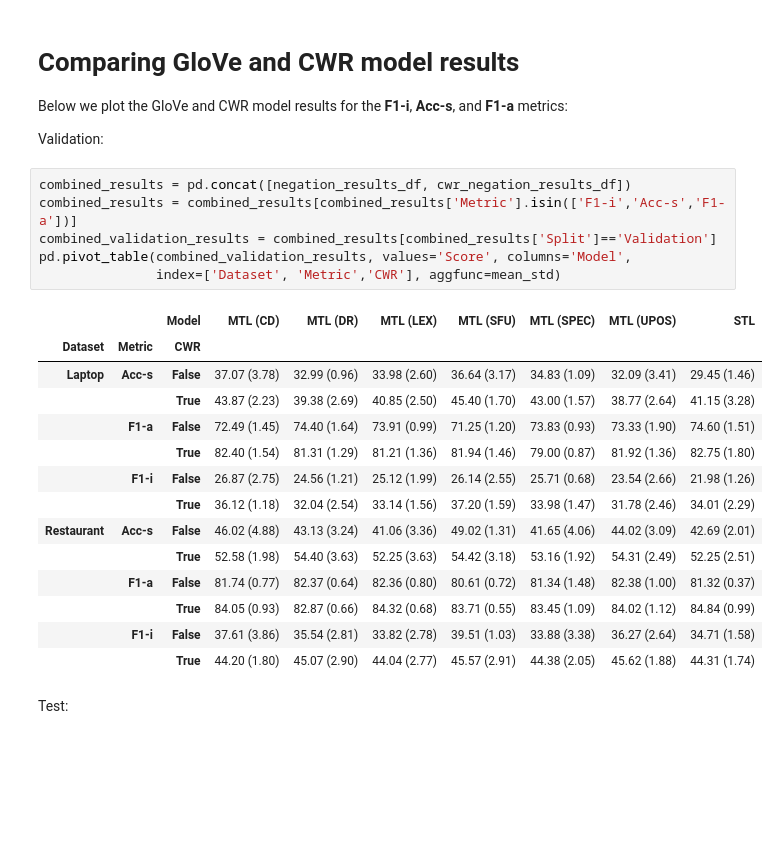
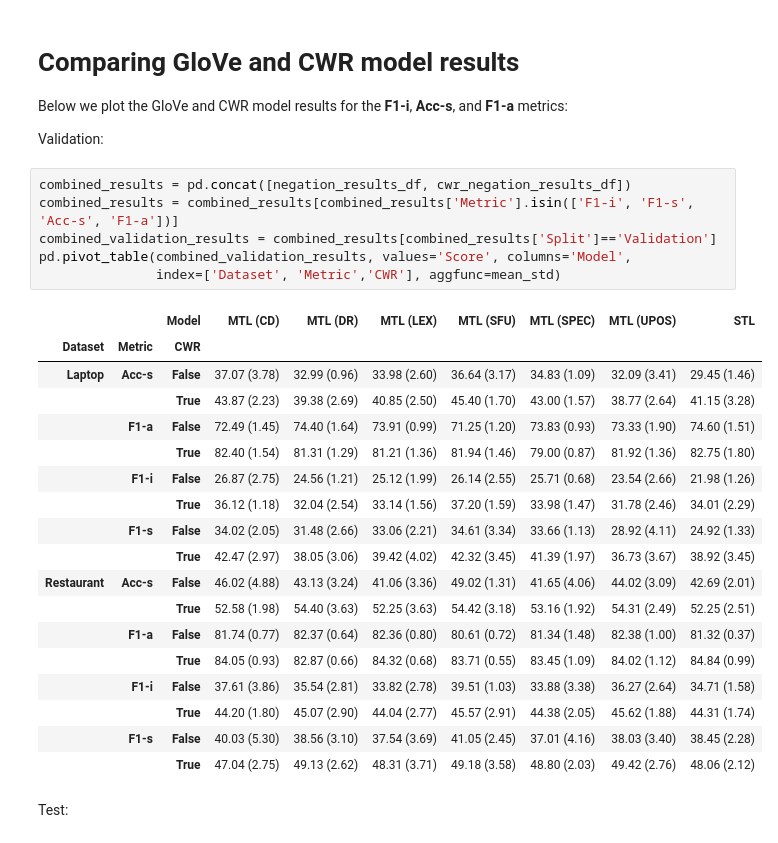
Before and after one commit to jerbarnes/multitask_negation_for_targeted_sentiment, a Jupyter notebook: notebooks/Negation_Evaluation.ipynb, the cells around one changed output. Saved outputs shown, nothing was run; the diff lists cells and outputs as text; blank space fills up the shorter version.

Commit message:
Updated tables

```diff
--- a/notebooks/Negation_Evaluation.ipynb
+++ b/notebooks/Negation_Evaluation.ipynb
@@ -600,25 +600,29 @@ Below we plot the GloVe and CWR model results for the **F1-i**, **Acc-s**, and *
 Validation:
 # %%
 combined_results = pd.concat([negation_results_df, cwr_negation_results_df])
-combined_results = combined_results[combined_results['Metric'].isin(['F1-i','Acc-s','F1-a'])]
+combined_results = combined_results[combined_results['Metric'].isin(['F1-i', 'F1-s', 'Acc-s', 'F1-a'])]
 combined_validation_results = combined_results[combined_results['Split']=='Validation']
 pd.pivot_table(combined_validation_results, values='Score', columns='Model',
                index=['Dataset', 'Metric','CWR'], aggfunc=mean_std)
 # %% [output]
 |  |  | Model | MTL (CD) | MTL (DR) | MTL (LEX) | MTL (SFU) | MTL (SPEC) | MTL (UPOS) | STL |
 | Dataset | Metric | CWR |  |  |  |  |  |  |  |
 | Laptop | Acc-s | False | 37.07 (3.78) | 32.99 (0.96) | 33.98 (2.60) | 36.64 (3.17) | 34.83 (1.09) | 32.09 (3.41) | 29.45 (1.46) |
 |  |  | True | 43.87 (2.23) | 39.38 (2.69) | 40.85 (2.50) | 45.40 (1.70) | 43.00 (1.57) | 38.77 (2.64) | 41.15 (3.28) |
 |  | F1-a | False | 72.49 (1.45) | 74.40 (1.64) | 73.91 (0.99) | 71.25 (1.20) | 73.83 (0.93) | 73.33 (1.90) | 74.60 (1.51) |
 |  |  | True | 82.40 (1.54) | 81.31 (1.29) | 81.21 (1.36) | 81.94 (1.46) | 79.00 (0.87) | 81.92 (1.36) | 82.75 (1.80) |
 |  | F1-i | False | 26.87 (2.75) | 24.56 (1.21) | 25.12 (1.99) | 26.14 (2.55) | 25.71 (0.68) | 23.54 (2.66) | 21.98 (1.26) |
 |  |  | True | 36.12 (1.18) | 32.04 (2.54) | 33.14 (1.56) | 37.20 (1.59) | 33.98 (1.47) | 31.78 (2.46) | 34.01 (2.29) |
+|  | F1-s | False | 34.02 (2.05) | 31.48 (2.66) | 33.06 (2.21) | 34.61 (3.34) | 33.66 (1.13) | 28.92 (4.11) | 24.92 (1.33) |
+|  |  | True | 42.47 (2.97) | 38.05 (3.06) | 39.42 (4.02) | 42.32 (3.45) | 41.39 (1.97) | 36.73 (3.67) | 38.92 (3.45) |
 | Restaurant | Acc-s | False | 46.02 (4.88) | 43.13 (3.24) | 41.06 (3.36) | 49.02 (1.31) | 41.65 (4.06) | 44.02 (3.09) | 42.69 (2.01) |
 |  |  | True | 52.58 (1.98) | 54.40 (3.63) | 52.25 (3.63) | 54.42 (3.18) | 53.16 (1.92) | 54.31 (2.49) | 52.25 (2.51) |
 |  | F1-a | False | 81.74 (0.77) | 82.37 (0.64) | 82.36 (0.80) | 80.61 (0.72) | 81.34 (1.48) | 82.38 (1.00) | 81.32 (0.37) |
 |  |  | True | 84.05 (0.93) | 82.87 (0.66) | 84.32 (0.68) | 83.71 (0.55) | 83.45 (1.09) | 84.02 (1.12) | 84.84 (0.99) |
 |  | F1-i | False | 37.61 (3.86) | 35.54 (2.81) | 33.82 (2.78) | 39.51 (1.03) | 33.88 (3.38) | 36.27 (2.64) | 34.71 (1.58) |
 |  |  | True | 44.20 (1.80) | 45.07 (2.90) | 44.04 (2.77) | 45.57 (2.91) | 44.38 (2.05) | 45.62 (1.88) | 44.31 (1.74) |
+|  | F1-s | False | 40.03 (5.30) | 38.56 (3.10) | 37.54 (3.69) | 41.05 (2.45) | 37.01 (4.16) | 38.03 (3.40) | 38.45 (2.28) |
+|  |  | True | 47.04 (2.75) | 49.13 (2.62) | 48.31 (3.71) | 49.18 (3.58) | 48.80 (2.03) | 49.42 (2.76) | 48.06 (2.12) |
 # %% [markdown]
 Test:
 # %%
```
Also changed, not shown: parts of 1 cell of this notebook.
